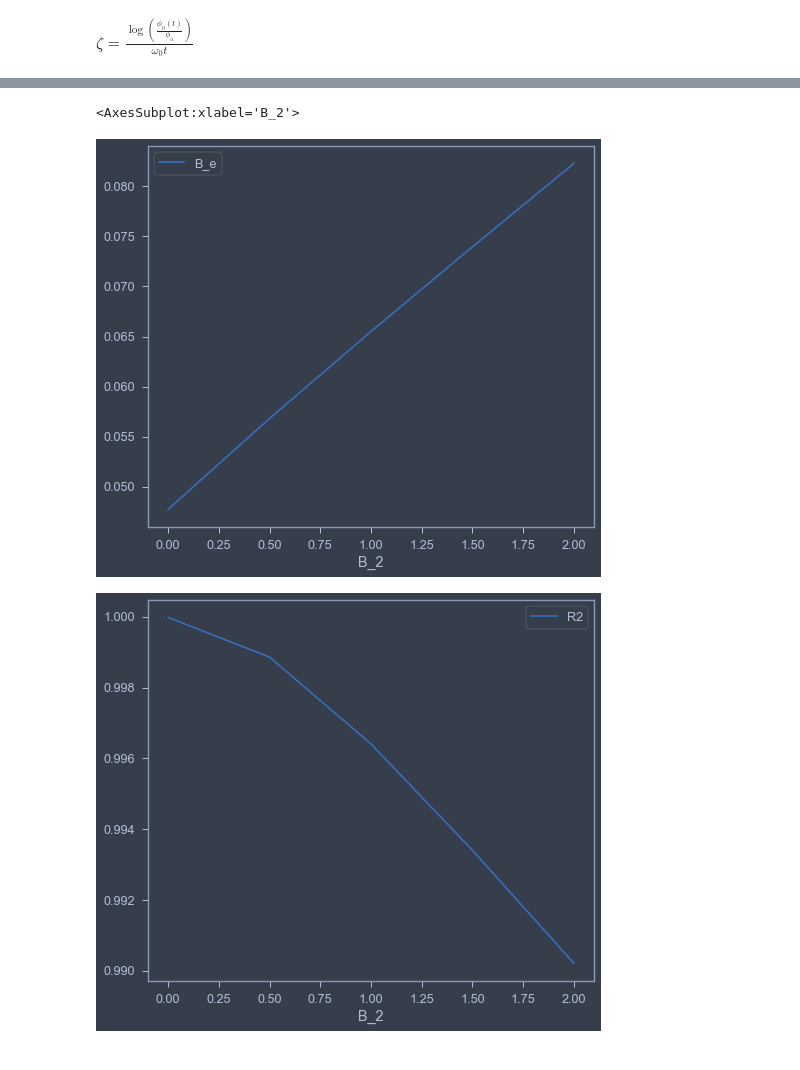
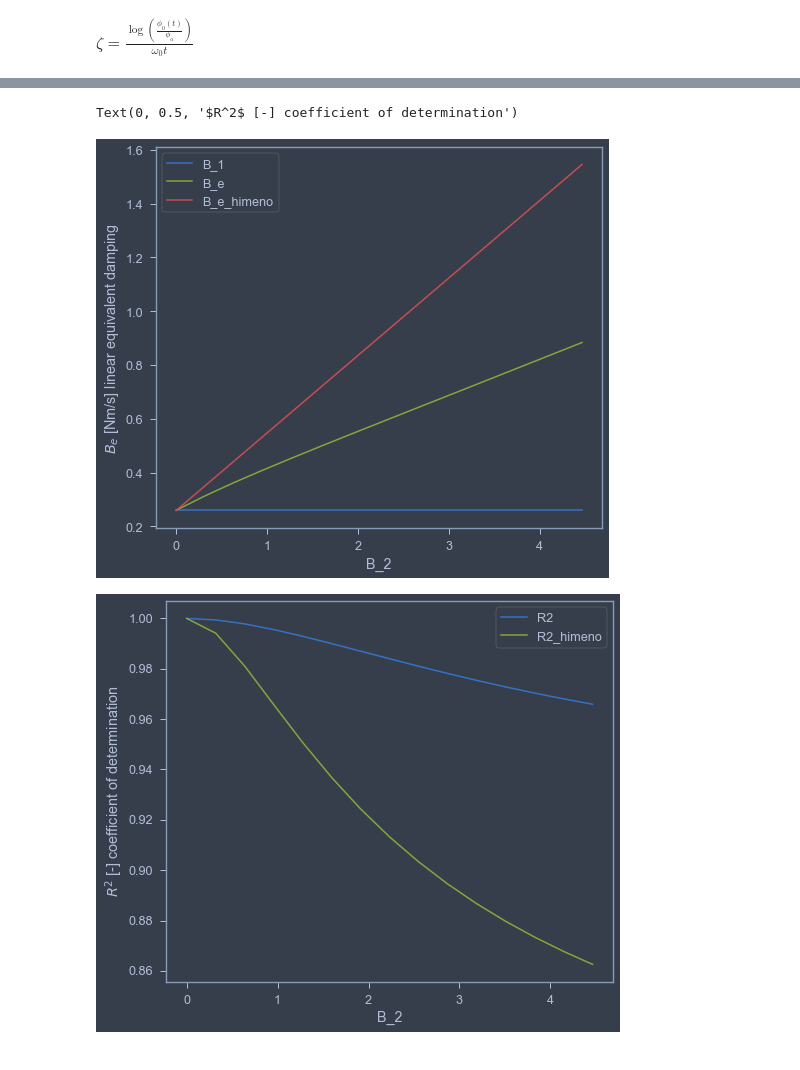
Before and after one commit to martinlarsalbert/Prediction-of-roll-motion-using-fully-nonlinear-potential-flow-and-Ikedas-method, a Jupyter notebook: notebooks/02.3_ikeda_Be_assumption.ipynb, the cells around one changed output, grey strips where cells are left out. Saved outputs shown, nothing was run; the diff lists cells and outputs as text; code cells hidden in the pictures.

```diff
--- a/notebooks/02.3_ikeda_Be_assumption.ipynb
+++ b/notebooks/02.3_ikeda_Be_assumption.ipynb
@@ -246,24 +280,25 @@ sp.Eq(symbols.zeta,sp.solve(equations.extinction_equation,symbols.zeta)[0])
 # %% [output]
 $\displaystyle \zeta = \frac{\log{\left(\frac{\phi_{0}{\left(t \right)}}{\phi_{a}} \right)}}{\omega_{0} t}$
 # %%
-def simulate(zeta,X,omega0):
+def simulate(B_e,X,omega0,A_44):
     t = X.index
     initial_states = X.iloc[0]
     phi_0 = initial_states['phi']
     phi_01d= initial_states['phi1d']
-    phi_pred = analytical_lambda(omega0=omega0, phi_0=phi_0, phi_01d=phi1d0, t=t, zeta=zeta)
+    phi_pred = analytical_lambda(omega0=omega0, A_44=A_44, phi_0=phi_0, phi_01d=phi1d0, t=t, B_1=B_e)
     return phi_pred
 
-def residuals(zeta,X,omega0):
+def residuals(B_e,X,omega0,A_44):
 
-    phi_pred = simulate(zeta=zeta, X=X, omega0=omega0)
+    phi_pred = simulate(B_e=B_e, X=X, omega0=omega0, A_44=A_44)
     residual = phi_pred - X['phi']
     return residual
 # %%
-def linear_equivalent(X,omega0):
+def linear_equivalent(X,omega0,A_44):
     kwargs={
         'X':X,
         'omega0':omega0,
+        'A_44':A_44,
     }
     initial_guess = [B_1]
     result = least_squares(fun=residuals, x0=initial_guess, kwargs=kwargs, method='lm')
@@ -274,8 +309,13 @@ def linear_equivalent(X,omega0):
 X = results[0]
 omega0 = np.sqrt(C_1/A_44)
 
-B_e = linear_equivalent(X=X, omega0=omega0)
-phi_pred = simulate(zeta=B_e, X=X, omega0=omega0)
+B_e = linear_equivalent(X=X, omega0=omega0, A_44=A_44)
+phi_pred = simulate(B_e=B_e, X=X, omega0=omega0, A_44=A_44)
 phi_error = X['phi'] - phi_pred
+
+fig,ax=plt.subplots()
+X.plot(y='phi',ax=ax)
+ax.plot(t,phi_pred,'--')
+
 r2_score(y_true=X['phi'], y_pred=phi_pred)
 # %% [output]
@@ -285,17 +326,26 @@ df_B_e = pd.DataFrame()
 df_B_e.index.name='B_2'
 
 for B_2, X in results.items():
-    B_e = linear_equivalent(X=X, omega0=omega0)
+    B_e = linear_equivalent(X=X, omega0=omega0, A_44=A_44)
     df_B_e.loc[B_2,'B_e'] = B_e
-    phi_pred = simulate(zeta=B_e, X=X, omega0=omega0)
+    phi_pred = simulate(B_e=B_e, X=X, omega0=omega0, A_44=A_44)
     df_B_e.loc[B_2,'R2'] = r2_score(y_true=X['phi'], y_pred=phi_pred)
+
+    B_e_himeno = lambdas.B_e_lambda(B_1=B_1, B_2=B_2, omega0=omega0, phi_a=phi0)
+    df_B_e.loc[B_2,'B_e_himeno'] = B_e_himeno
+    phi_pred_himeno = simulate(B_e=B_e_himeno, X=X, omega0=omega0, A_44=A_44)
+    df_B_e.loc[B_2,'R2_himeno'] = r2_score(y_true=X['phi'], y_pred=phi_pred_himeno)
+
+df_B_e['B_1'] = B_1
 # %%
 fig,ax=plt.subplots()
-df_B_e.plot(y='B_e',ax=ax)
+df_B_e.plot(y=['B_1','B_e','B_e_himeno'], ax=ax)
+ax.set_ylabel('$B_e$ [Nm/s] linear equivalent damping')
 
 fig,ax=plt.subplots()
-df_B_e.plot(y='R2',ax=ax)
+df_B_e.plot(y=['R2','R2_himeno'],ax=ax)
+ax.set_ylabel('$R^2$ [-] coefficient of determination')
 # %% [output]
-<AxesSubplot:xlabel='B_2'>
+Text(0, 0.5, '$R^2$ [-] coefficient of determination')
-[figure, old version]
+[figure, new version]
-[figure, old version]
+[figure, new version]
@@ -313,2 +351,0 @@ for name in results.keys():
-# %% [markdown]
-<a id='zeta-B'></a>
```
Also changed, not shown: parts of 60 cells of this notebook, 1 other file.
